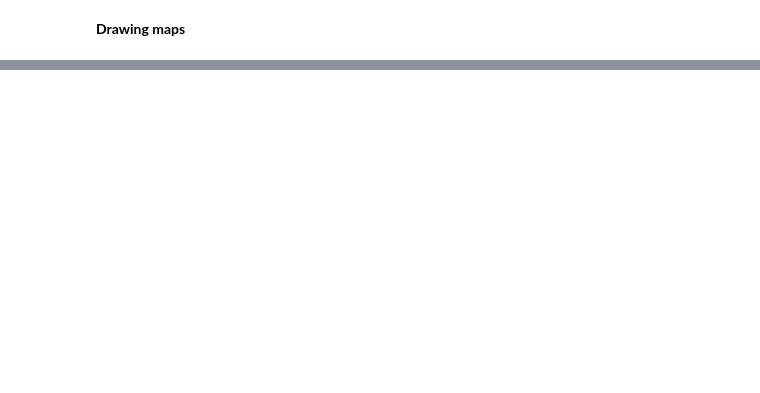
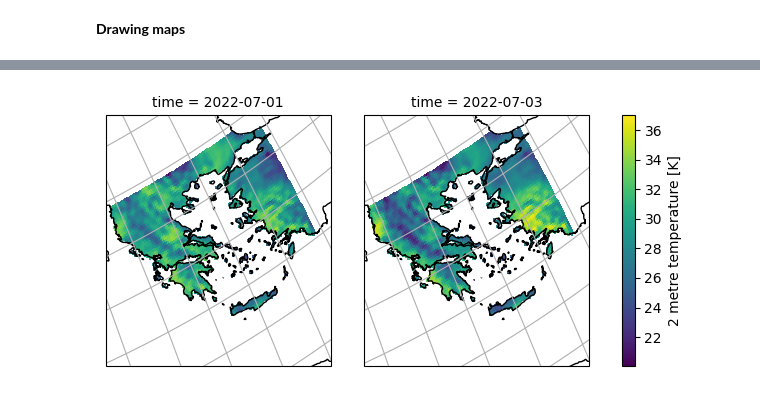
Before and after one commit to edwardLum/mapping-data-visualization-python, a Jupyter notebook: code/exercise1/Working with xarray plots.ipynb, the cells around one changed output, grey strips where cells are left out. Drawn from its saved outputs; the diff is of its cells as text; code cells hidden in the pictures; blank space fills up the shorter version.

```diff
--- a/code/exercise1/Working with xarray plots.ipynb
+++ b/code/exercise1/Working with xarray plots.ipynb
@@ -252,0 +247,12 @@ p.axes.coastlines()
+# %%
+p = ds.t2m.isel(time=[1, 3], step=9).plot(
+    transform=ccrs.PlateCarree(),
+    col="time",
+    subplot_kws={"projection": ccrs.Orthographic(-15, 50)},
+)
+
+for ax in p.axs.flat:
+    ax.coastlines()
+    ax.gridlines()
+# %% [output]
+[figure, added]
```
Also changed, not shown: parts of 5 cells of this notebook.
